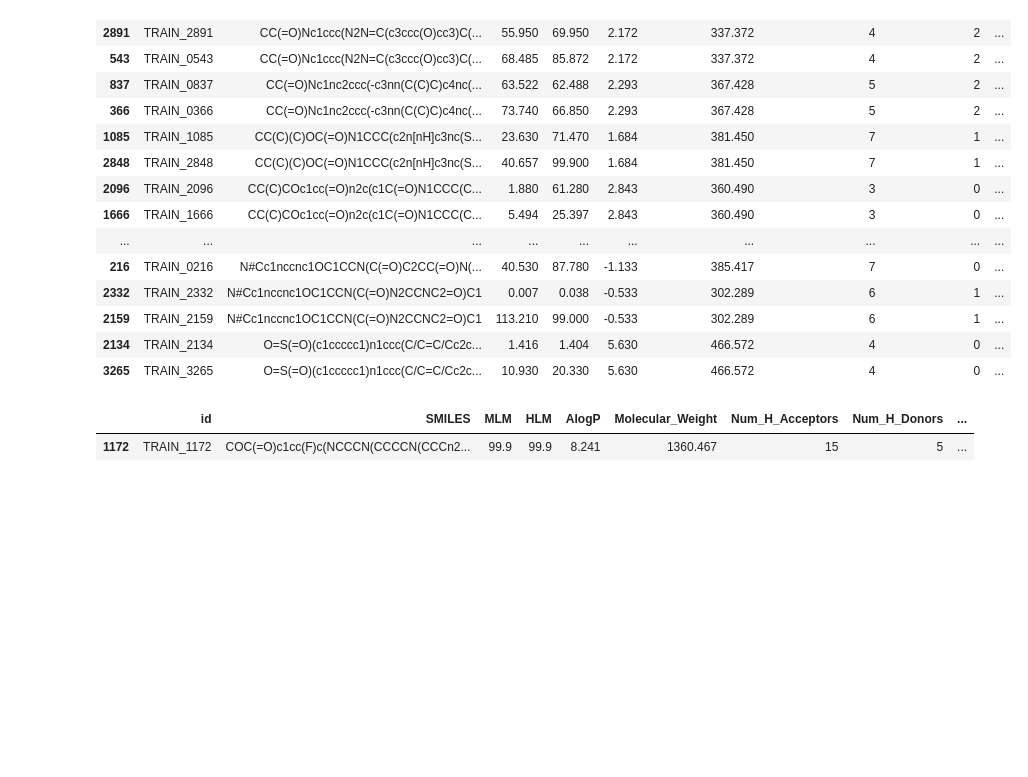
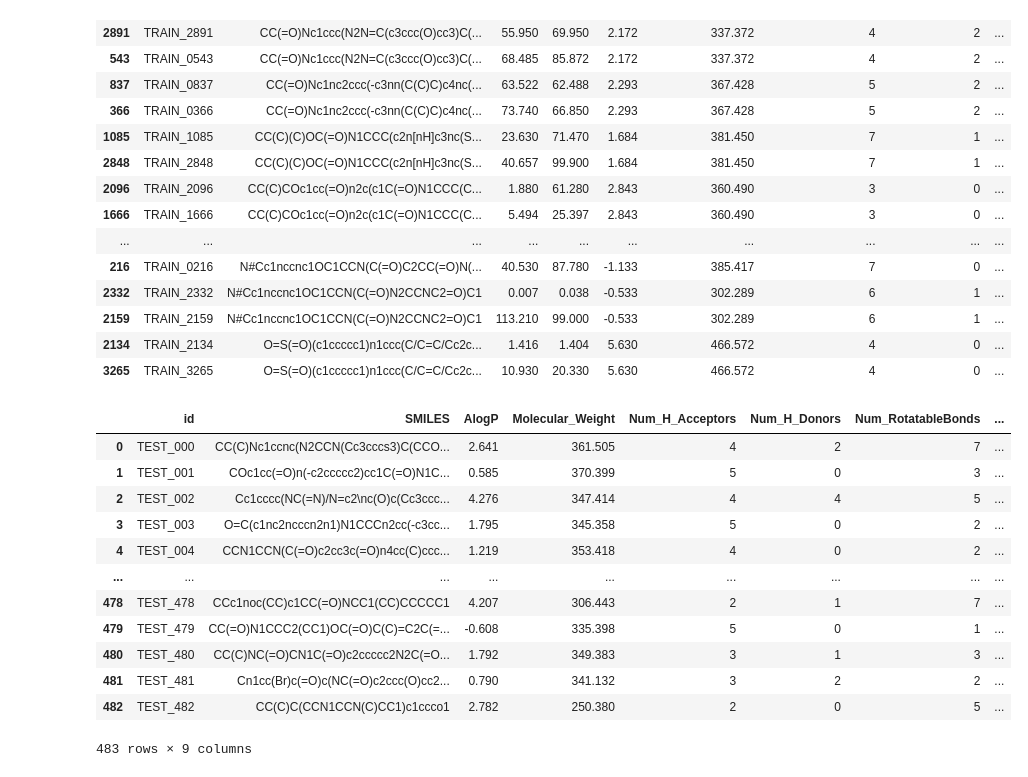
Before and after one commit to Rndns/New-Drug-Development, a Jupyter notebook: eda.ipynb, the cells around one changed output. Saved outputs shown, nothing was run; the diff lists cells and outputs as text; code cells hidden in the pictures; blank space fills up the shorter version.

```diff
--- a/eda.ipynb
+++ b/eda.ipynb
@@ -292,0 +294,16 @@ def add_feature(smiles):
+# %%
+test
+# %% [output]
+|  | id | SMILES | AlogP | Molecular_Weight | Num_H_Acceptors | Num_H_Donors | Num_RotatableBonds | ... |
+| 0 | TEST_000 | CC(C)Nc1ccnc(N2CCN(Cc3cccs3)C(CCO... | 2.641 | 361.505 | 4 | 2 | 7 | ... |
+| 1 | TEST_001 | COc1cc(=O)n(-c2ccccc2)cc1C(=O)N1C... | 0.585 | 370.399 | 5 | 0 | 3 | ... |
+| 2 | TEST_002 | Cc1cccc(NC(=N)/N=c2\nc(O)c(Cc3ccc... | 4.276 | 347.414 | 4 | 4 | 5 | ... |
+| 3 | TEST_003 | O=C(c1nc2ncccn2n1)N1CCCn2cc(-c3cc... | 1.795 | 345.358 | 5 | 0 | 2 | ... |
+| 4 | TEST_004 | CCN1CCN(C(=O)c2cc3c(=O)n4cc(C)ccc... | 1.219 | 353.418 | 4 | 0 | 2 | ... |
+| ... | ... | ... | ... | ... | ... | ... | ... | ... |
+| 478 | TEST_478 | CCc1noc(CC)c1CC(=O)NCC1(CC)CCCCC1 | 4.207 | 306.443 | 2 | 1 | 7 | ... |
+| 479 | TEST_479 | CC(=O)N1CCC2(CC1)OC(=O)C(C)=C2C(=... | -0.608 | 335.398 | 5 | 0 | 1 | ... |
+| 480 | TEST_480 | CC(C)NC(=O)CN1C(=O)c2ccccc2N2C(=O... | 1.792 | 349.383 | 3 | 1 | 3 | ... |
+| 481 | TEST_481 | Cn1cc(Br)c(=O)c(NC(=O)c2ccc(O)cc2... | 0.790 | 341.132 | 3 | 2 | 2 | ... |
+| 482 | TEST_482 | CC(C)C(CCN1CCN(C)CC1)c1ccco1 | 2.782 | 250.380 | 2 | 0 | 5 | ... |
+483 rows × 9 columns
@@ -293,8 +317,8 @@ def add_feature(smiles):
 # %%
+# 이상치 처리
 z_scores = stats.zscore(train.iloc[:, 4:])
 
 outliers = train[(abs(z_scores) > z_threshold).any(axis=1)]
 outliers
+
+train.drop(outliers.index, inplace=True)
-# %% [output]
-|  | id | SMILES | MLM | HLM | AlogP | Molecular_Weight | Num_H_Acceptors | Num_H_Donors | ... |
-| 1172 | TRAIN_1172 | COC(=O)c1cc(F)c(NCCCN(CCCCN(CCCn2... | 99.9 | 99.9 | 8.241 | 1360.467 | 15 | 5 | ... |
```
Also changed, not shown: parts of 16 cells of this notebook, 14 other files.
